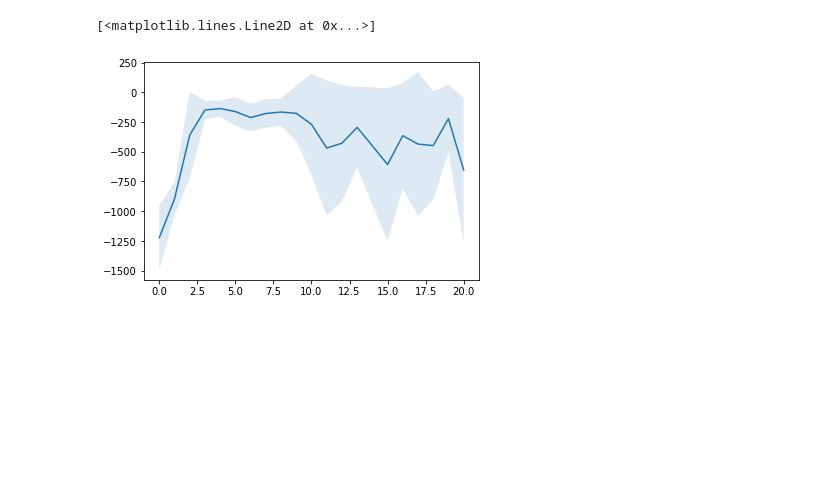
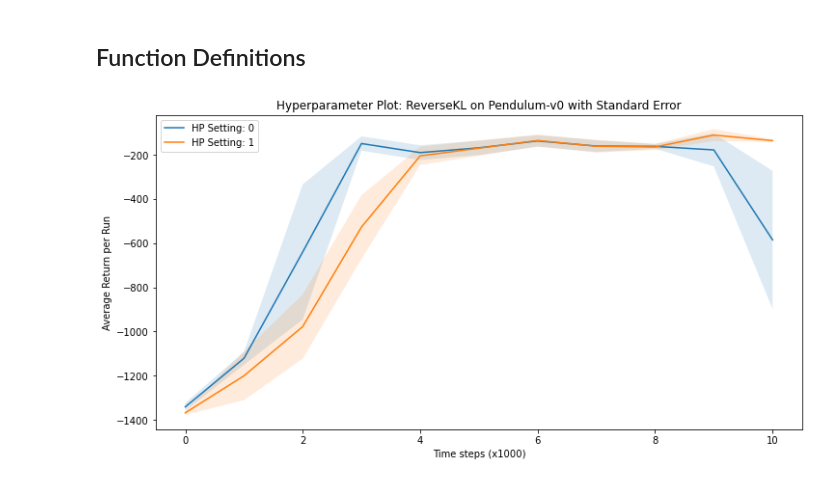
Before and after one commit to samuelfneumann/RLControl, a Jupyter notebook: plots.ipynb, the cells around one changed output. Cells and saved outputs as stored; diff of their text form; code cells hidden in the pictures; blank space fills up the shorter version.

```diff
--- a/plots.ipynb
+++ b/plots.ipynb
@@ -5,5 +7,12 @@ import matplotlib.pyplot as plt
 
 RESULTS_DIR = "/home/samuel/Documents/Actor-Expert/RLControl/results"
 EXPERIMENT_DIR = "Pendulum-v0results"
-NUM_RUNS = 10
-RESULTS_FILES = [f"Pendulum-v0_ReverseKL_setting_0_run_{run}_EvalEpisodeMeanRewardsLC.txt" for run in range(NUM_RUNS)]
+
+AGENT_NAME = "ReverseKL"
+ENV_NAME = "Pendulum-v0"
+
+NUM_RUNS = 2  # number of runs per hyperparameter setting
+HP_SWEEPS = [0, 1]  # the hyperparameter setting indices to plot
+
+# The filenames within the results_dr/experiment_dir directory which contain the results of each run for each hyperparameter sweep
+RESULTS_FILES = [[f"{ENV_NAME}_{AGENT_NAME}_setting_{hp}_run_{run}_EvalEpisodeMeanRewardsLC.txt" for run in range(NUM_RUNS)] for hp in HP_SWEEPS]
@@ -32,10 +19,2 @@ std_dev_all_results = np.std(all_results, axis=0)
-# %%
-fig = plt.figure()
-ax = fig.add_subplot()
-
-x = np.arange(0, mean_all_results.shape[0])
-ax.fill_between(x, mean_all_results - std_dev_all_results, mean_all_results + std_dev_all_results, alpha=0.15)
-ax.plot(x, mean_all_results)
-# %% [output]
-[<matplotlib.lines.Line2D at 0x...>]
-[figure, removed]
+# %% [markdown]
+## Function Definitions
@@ -41,0 +69,29 @@ ax.plot(x, mean_all_results)
+# %%
+# Get data points
+
+all_results = get_results_for_experiment(RESULTS_DIR, ENV_NAME, AGENT_NAME, NUM_RUNS, HP_SWEEPS)
+
+# Calculate the mean and standard error over all runs for each hyperparameter setting
+mean_all_results = all_results.mean(axis=1)
+std_dev_all_results = np.std(all_results, axis=1) / np.sqrt(NUM_RUNS)
+# %%
+fig = plt.figure(figsize=(12, 6))
+ax = fig.add_subplot()
+
+for hp_setting in range(all_results.shape[0]):
+    x = np.arange(0, all_results.shape[-1])
+
+    mean = mean_all_results[hp_setting]
+    std = std_dev_all_results[hp_setting]
+
+    ax.fill_between(x, mean - std, mean + std, alpha=0.15)
+    ax.plot(x, mean, label=f"HP Setting: {HP_SWEEPS[hp_setting]}")
+
+ax.set_title(f"Hyperparameter Plot: {AGENT_NAME} on {ENV_NAME} with Standard Error")
+ax.set_xlabel("Time steps (x1000)")
+ax.set_ylabel("Average Return per Run")
+ax.legend()
+
+fig.show()
+# %% [output]
+[figure, added]
```
Also changed, not shown: parts of 3 cells of this notebook, 4 other files.
